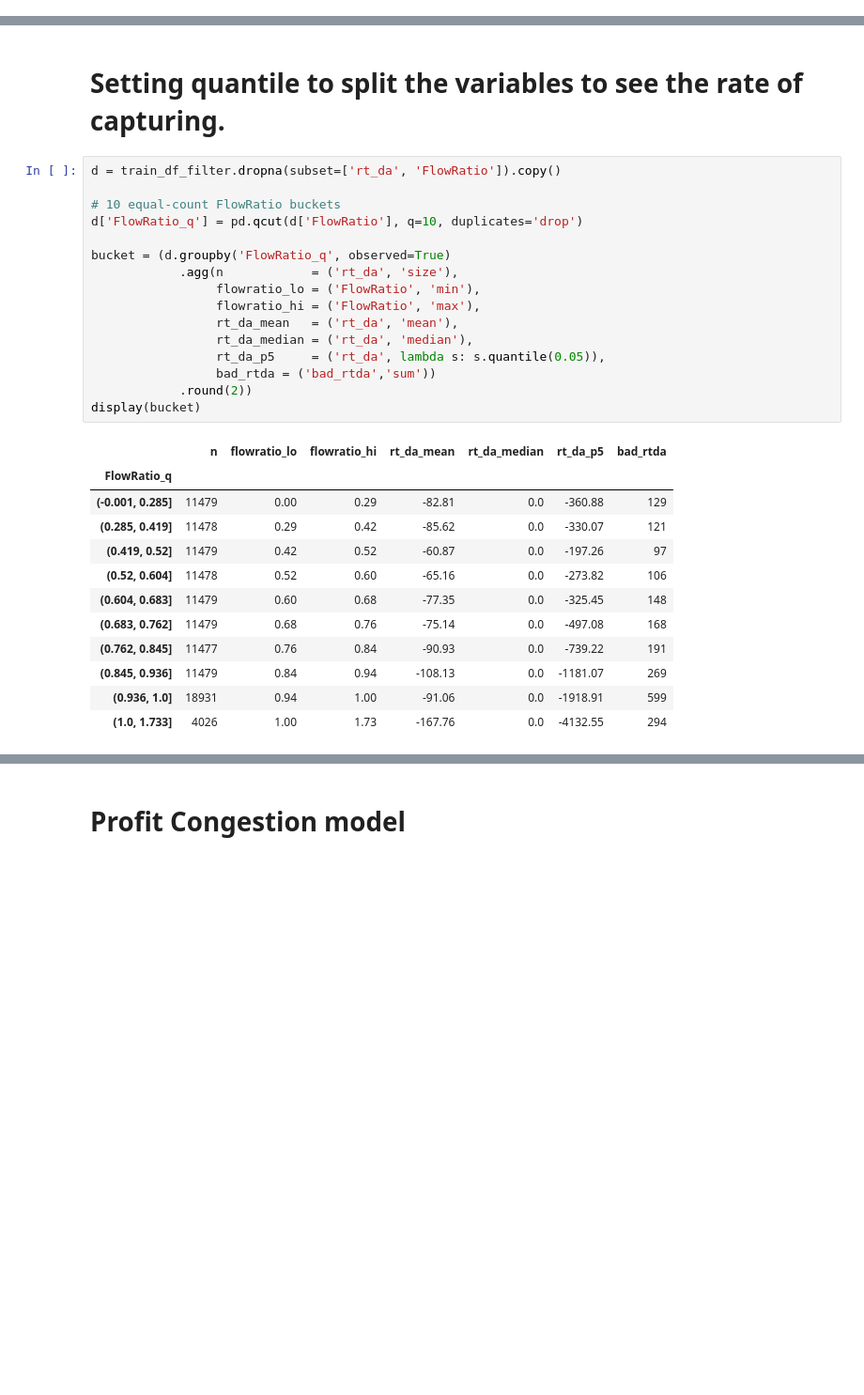
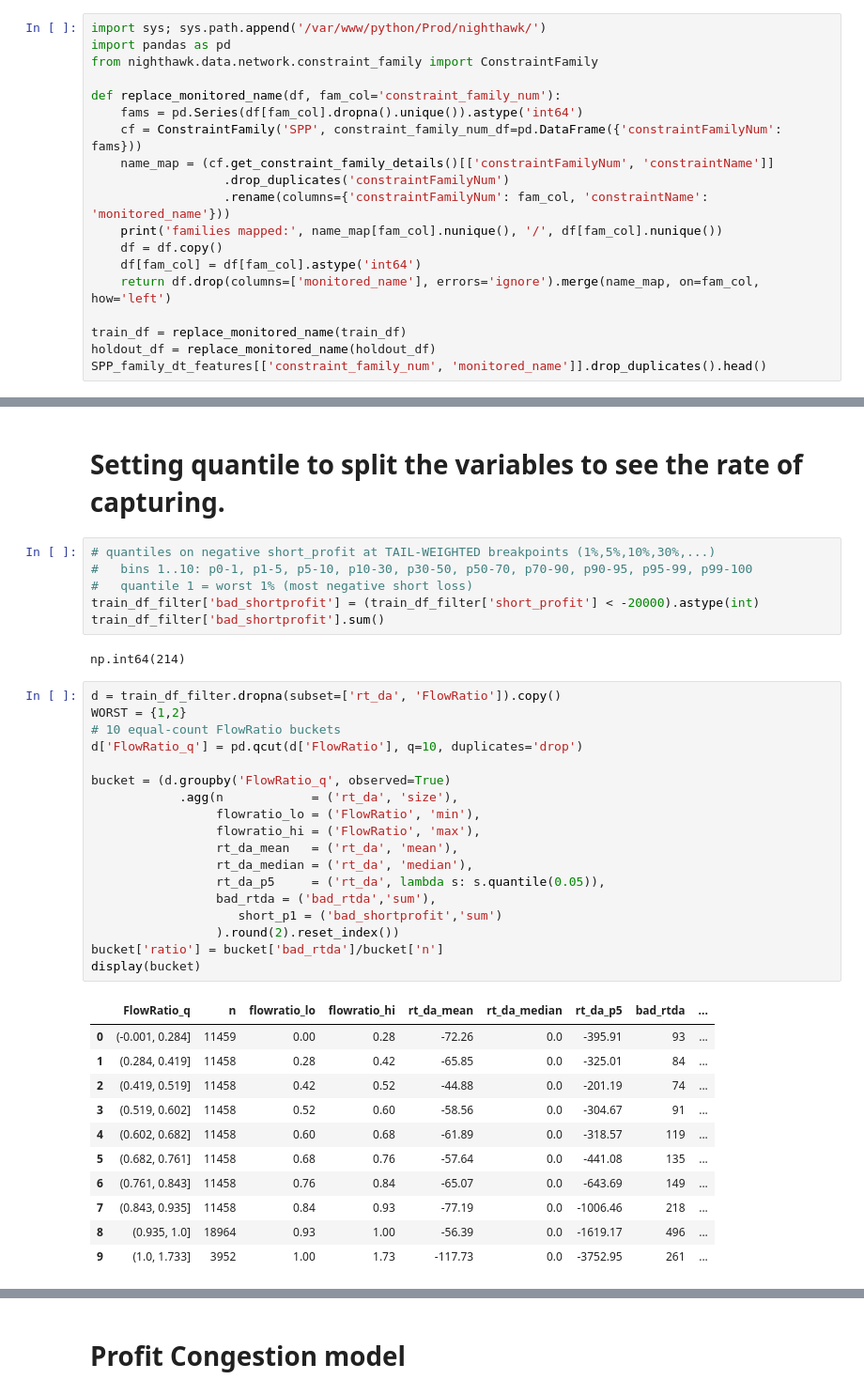
Before and after one commit to qingcheng-rgb/Qingcheng, a Jupyter notebook: QCTest/constraint_family_exposure_risk/SPP_risk_cut_analysis.ipynb, the cells around one changed output, grey strips where cells are left out. Shown at 94% size. Cells and saved outputs as stored; diff of their text form; blank space fills up the shorter version.

```diff
--- a/QCTest/constraint_family_exposure_risk/SPP_risk_cut_analysis.ipynb
+++ b/QCTest/constraint_family_exposure_risk/SPP_risk_cut_analysis.ipynb
@@ -167,0 +76,19 @@ top10
+# %%
+import sys; sys.path.append('/var/www/python/Prod/nighthawk/')
+import pandas as pd
+from nighthawk.data.network.constraint_family import ConstraintFamily
+
+def replace_monitored_name(df, fam_col='constraint_family_num'):
+    fams = pd.Series(df[fam_col].dropna().unique()).astype('int64')
+    cf = ConstraintFamily('SPP', constraint_family_num_df=pd.DataFrame({'constraintFamilyNum': fams}))
+    name_map = (cf.get_constraint_family_details()[['constraintFamilyNum', 'constraintName']]
+                  .drop_duplicates('constraintFamilyNum')
+                  .rename(columns={'constraintFamilyNum': fam_col, 'constraintName': 'monitored_name'}))
+    print('families mapped:', name_map[fam_col].nunique(), '/', df[fam_col].nunique())
+    df = df.copy()
+    df[fam_col] = df[fam_col].astype('int64')
+    return df.drop(columns=['monitored_name'], errors='ignore').merge(name_map, on=fam_col, how='left')
+
+train_df = replace_monitored_name(train_df)
+holdout_df = replace_monitored_name(holdout_df)
+SPP_family_dt_features[['constraint_family_num', 'monitored_name']].drop_duplicates().head()
@@ -1339,33 +1305,42 @@ plt.show()
 [figure]
 # %% [markdown]
 # Setting quantile to split the variables to see the rate of capturing.
+# %%
+# quantiles on negative short_profit at TAIL-WEIGHTED breakpoints (1%,5%,10%,30%,...)
+#   bins 1..10: p0-1, p1-5, p5-10, p10-30, p30-50, p50-70, p70-90, p90-95, p95-99, p99-100
+#   quantile 1 = worst 1% (most negative short loss)
+train_df_filter['bad_shortprofit'] = (train_df_filter['short_profit'] < -20000).astype(int)
+train_df_filter['bad_shortprofit'].sum()
+# %% [output]
+np.int64(214)
 # %%
 d = train_df_filter.dropna(subset=['rt_da', 'FlowRatio']).copy()
-
+WORST = {1,2}
 # 10 equal-count FlowRatio buckets
 d['FlowRatio_q'] = pd.qcut(d['FlowRatio'], q=10, duplicates='drop')
 
 bucket = (d.groupby('FlowRatio_q', observed=True)
             .agg(n            = ('rt_da', 'size'),
                  flowratio_lo = ('FlowRatio', 'min'),
                  flowratio_hi = ('FlowRatio', 'max'),
                  rt_da_mean   = ('rt_da', 'mean'),
                  rt_da_median = ('rt_da', 'median'),
                  rt_da_p5     = ('rt_da', lambda s: s.quantile(0.05)),
-                 bad_rtda = ('bad_rtda','sum'))
-            .round(2))
+                 bad_rtda = ('bad_rtda','sum'),
+                    short_p1 = ('bad_shortprofit','sum')
+                 ).round(2).reset_index())
+bucket['ratio'] = bucket['bad_rtda']/bucket['n']
 display(bucket)
 # %% [output]
-|  | n | flowratio_lo | flowratio_hi | rt_da_mean | rt_da_median | rt_da_p5 | bad_rtda |
-| FlowRatio_q |  |  |  |  |  |  |  |
-| (-0.001, 0.285] | 11479 | 0.00 | 0.29 | -82.81 | 0.0 | -360.88 | 129 |
-| (0.285, 0.419] | 11478 | 0.29 | 0.42 | -85.62 | 0.0 | -330.07 | 121 |
-| (0.419, 0.52] | 11479 | 0.42 | 0.52 | -60.87 | 0.0 | -197.26 | 97 |
-| (0.52, 0.604] | 11478 | 0.52 | 0.60 | -65.16 | 0.0 | -273.82 | 106 |
-| (0.604, 0.683] | 11479 | 0.60 | 0.68 | -77.35 | 0.0 | -325.45 | 148 |
-| (0.683, 0.762] | 11479 | 0.68 | 0.76 | -75.14 | 0.0 | -497.08 | 168 |
-| (0.762, 0.845] | 11477 | 0.76 | 0.84 | -90.93 | 0.0 | -739.22 | 191 |
-| (0.845, 0.936] | 11479 | 0.84 | 0.94 | -108.13 | 0.0 | -1181.07 | 269 |
-| (0.936, 1.0] | 18931 | 0.94 | 1.00 | -91.06 | 0.0 | -1918.91 | 599 |
-| (1.0, 1.733] | 4026 | 1.00 | 1.73 | -167.76 | 0.0 | -4132.55 | 294 |
+|  | FlowRatio_q | n | flowratio_lo | flowratio_hi | rt_da_mean | rt_da_median | rt_da_p5 | bad_rtda | ... |
+| 0 | (-0.001, 0.284] | 11459 | 0.00 | 0.28 | -72.26 | 0.0 | -395.91 | 93 | ... |
+| 1 | (0.284, 0.419] | 11458 | 0.28 | 0.42 | -65.85 | 0.0 | -325.01 | 84 | ... |
+| 2 | (0.419, 0.519] | 11458 | 0.42 | 0.52 | -44.88 | 0.0 | -201.19 | 74 | ... |
+| 3 | (0.519, 0.602] | 11458 | 0.52 | 0.60 | -58.56 | 0.0 | -304.67 | 91 | ... |
+| 4 | (0.602, 0.682] | 11458 | 0.60 | 0.68 | -61.89 | 0.0 | -318.57 | 119 | ... |
+| 5 | (0.682, 0.761] | 11458 | 0.68 | 0.76 | -57.64 | 0.0 | -441.08 | 135 | ... |
+| 6 | (0.761, 0.843] | 11458 | 0.76 | 0.84 | -65.07 | 0.0 | -643.69 | 149 | ... |
+| 7 | (0.843, 0.935] | 11458 | 0.84 | 0.93 | -77.19 | 0.0 | -1006.46 | 218 | ... |
+| 8 | (0.935, 1.0] | 18964 | 0.93 | 1.00 | -56.39 | 0.0 | -1619.17 | 496 | ... |
+| 9 | (1.0, 1.733] | 3952 | 1.00 | 1.73 | -117.73 | 0.0 | -3752.95 | 261 | ... |
 # %%
```
Also changed, not shown: parts of 62 cells of this notebook, 8 other files.
